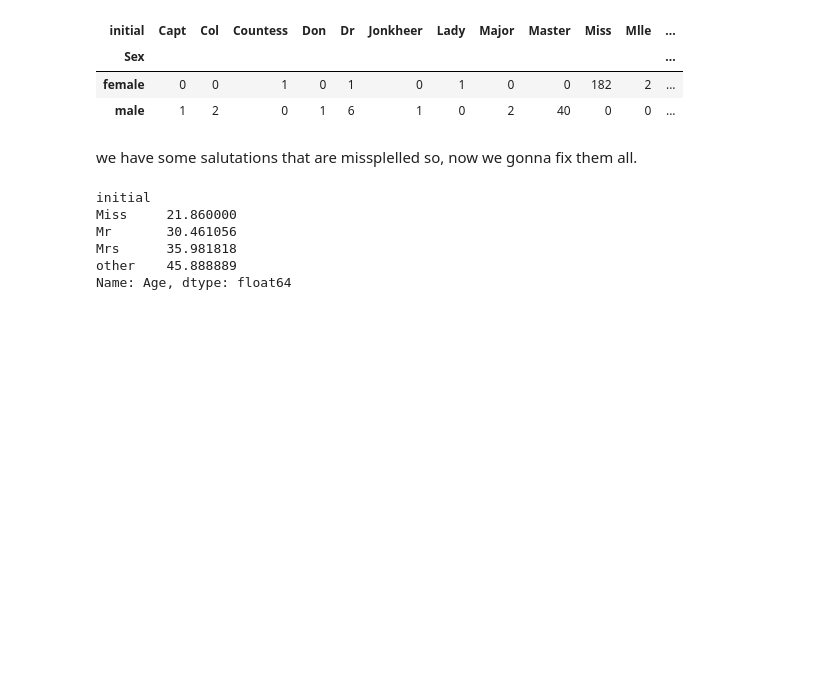
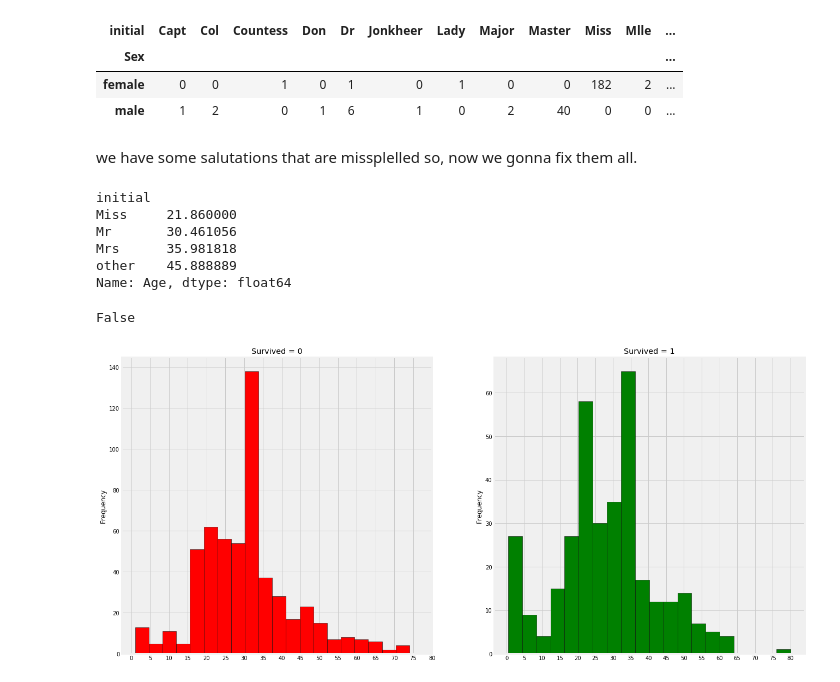
Before and after one commit to JunaidAsghar/Titanic-ML, a Jupyter notebook: Titanic.ipynb, the cells around one changed output. Cells and saved outputs as stored; diff of their text form; code cells hidden in the pictures; blank space fills up the shorter version.

```diff
--- a/Titanic.ipynb
+++ b/Titanic.ipynb
@@ -12,5 +12,5 @@ import warnings
 warnings.filterwarnings("ignore")
 %matplotlib inline
 # %%
-train = pd.read_csv("train.csv")
+data = pd.read_csv("train.csv")
 # %%
@@ -153,8 +153,8 @@ As we can see from the above plot the survival of the children increases with th
 As we have seen earlier that in Age column there are 177 NULL values. So we have to fix this. One thing we can do id to put the mean of the Age in all the NULL column. But as we can see from the data that we als have children and people with different Ages, this mean methos will gonna put mean value also in the children age , which is not right. So we see , can we deal with this problem.
 In the Name feature we also have salutation like (Mr, Mrs.), so now we check for the title and then put the mean in accordance with that.
 # %%
-train['initial']=0
-for i in train:
-    train['initial'] =  train.Name.str.extract('([A-Za-z]+)\.')
+data['initial']=0
+for i in data:
+    data['initial'] =  data.Name.str.extract('([A-Za-z]+)\.')
 # %%
 # Checking the initials with the sex
@@ -167,7 +167,7 @@ pd.crosstab(train.initial, train.Sex).T.style.background_gradient(cmap='summer_r
 # %% [markdown]
 we have some salutations that are missplelled so, now we gonna fix them all.
 # %%
-train['initial'].replace(['Capt', 'Col', 'Countess', 'Don', 'Dr', 'Jonkheer', 'Lady', 'Major', 'Master',
+data['initial'].replace(['Capt', 'Col', 'Countess', 'Don', 'Dr', 'Jonkheer', 'Lady', 'Major', 'Master',
                           'Miss', 'Mlle', 'Mme', 'Mr', 'Mrs', 'Ms', 'Rev', 'Sir'], ['Mr', 'other', 'Mrs', 'Mr',
                                                                                    'Mr', 'other', 'Mrs', 'Mr', 'Mr',
                                                                                    'Miss', 'Miss', 'Miss', 'Mr', 'Mrs',
@@ -182,3 +182,28 @@ Mr       30.461056
 Mrs      35.981818
 other    45.888889
 Name: Age, dtype: float64
+# %%
+### Filling the NAN columns
+data.loc[(data.Age.isnull()) & (data.initial == 'Mr'), 'Age'] = 33
+data.loc[(data.Age.isnull()) & (data.initial == 'Mrs'), 'Age'] = 36
+data.loc[(data.Age.isnull()) & (data.initial == 'Master'), 'Age'] = 5
+data.loc[(data.Age.isnull()) & (data.initial == 'Miss'), 'Age'] = 22
+data.loc[(data.Age.isnull()) & (data.initial == 'other'), 'Age'] = 46
+# %%
+# check if any value in Age is null or not.
+data.Age.isnull().any()
+# %% [output]
+False
+# %%
+fig, ax = plt.subplots(1,2, figsize=(20,10))
+data[data['Survived'] == 0].Age.plot.hist(ax=ax[0], bins=20, edgecolor='black', color='red')
+ax[0].set_title('Survived = 0')
+x1 = list(range(0,85,5))
+ax[0].set_xticks(x1)
+
+data[data['Survived']==1].Age.plot.hist(ax=ax[1], bins =20, edgecolor='black', color ='green')
+ax[1].set_title('Survived = 1')
+ax[1].set_xticks(x1)
+plt.show()
+# %% [output]
+[figure, added]
```
Also changed, not shown: parts of 28 cells of this notebook.
